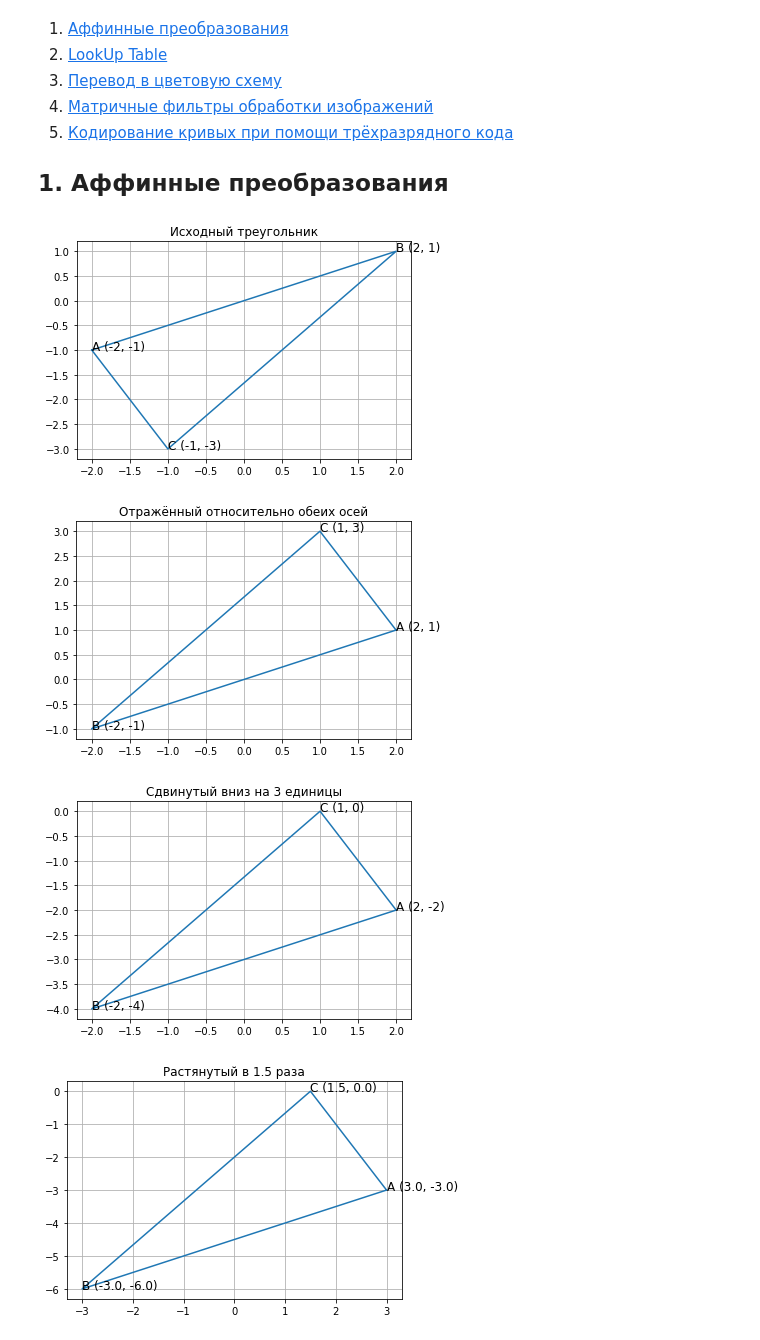
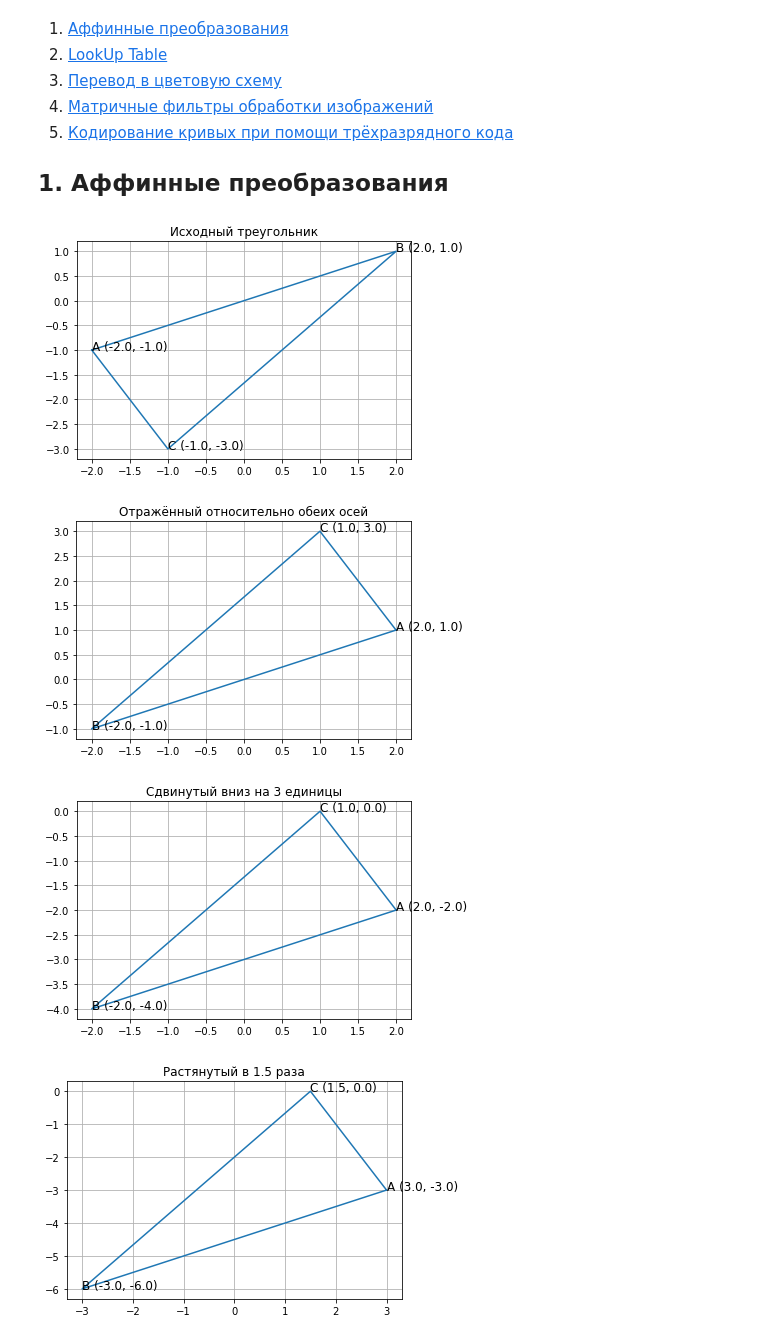
Before and after one commit to bringmetohappiness/Digital-Image-Processing, a Jupyter notebook: Seminar 6/seminar6.ipynb, the cells around one changed output. Saved outputs shown, nothing was run; the diff lists cells and outputs as text; code cells hidden in the pictures.

```diff
--- a/Seminar 6/seminar6.ipynb
+++ b/Seminar 6/seminar6.ipynb
@@ -147,19 +125,19 @@ class Triangle:
         self.yB = (tmp_xB - x0) * np.sin(alpha) + (tmp_yB - y0) * np.cos(alpha) + y0
         self.yC = (tmp_xC - x0) * np.sin(alpha) + (tmp_yC - y0) * np.cos(alpha) + y0
 # %%
-triangle = Triangle(-2, -1, 2, 1, -1, -3)
-triangle.draw('Исходный треугольник')
+triangle = Triangle(-2., -1., 2., 1., -1., -3.)
+triangle.plot('Исходный треугольник')
 # %% [output]
-[figure, old version]
+[figure, new version]
 # %%
 triangle.flip('xy')
-triangle.draw('Отражённый относительно обеих осей')
+triangle.plot('Отражённый относительно обеих осей')
 # %% [output]
-[figure, old version]
+[figure, new version]
 # %%
 triangle.shift('вниз', 3)
-triangle.draw('Сдвинутый вниз на 3 единицы')
+triangle.plot('Сдвинутый вниз на 3 единицы')
 # %% [output]
-[figure, old version]
+[figure, new version]
 # %%
 triangle.transform(a=1.5, b=1.5)
```
Also changed, not shown: parts of 11 cells of this notebook, 9 other files.
